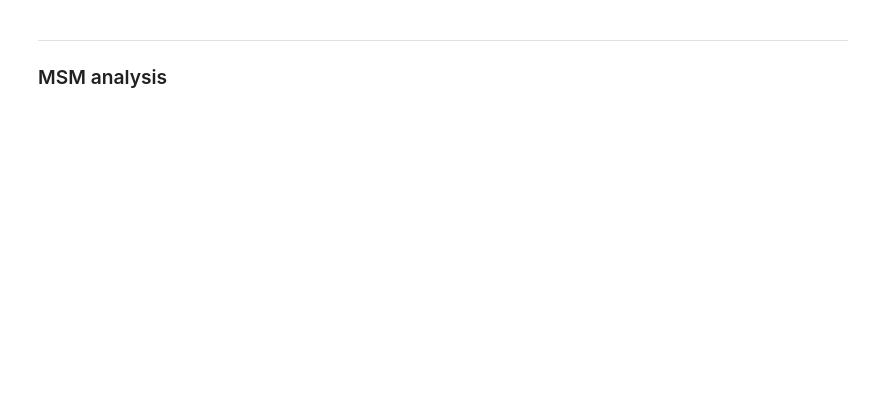
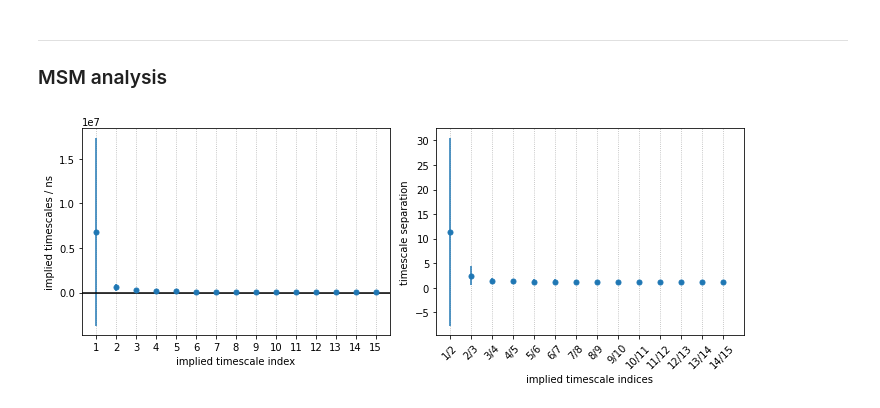
Before and after one commit to meyresearch/CCMV_aptamer_msm, a Jupyter notebook: peptide_msm.ipynb, the cells around one changed output. Cells and saved outputs as stored; diff of their text form; code cells hidden in the pictures; blank space fills up the shorter version.

```diff
--- a/peptide_msm.ipynb
+++ b/peptide_msm.ipynb
@@ -306,3 +316,48 @@ tica_concatenated = np.concatenate(tica_output)
+# %%
+def its_separation_err(ts, ts_err):
+    """
+    Error propagation from ITS standard deviation to timescale separation.
+    """
+    return ts[:-1] / ts[1:] * np.sqrt(
+        (ts_err[:-1] / ts[:-1])**2 + (ts_err[1:] / ts[1:])**2)
+
+nits = 15
+timescales_mean = bayesian_msm.sample_mean('timescales', k=nits)
+timescales_std = bayesian_msm.sample_std('timescales', k=nits)
+
+fig, axes = plt.subplots(1, 2, figsize=(10, 4))
+axes[0].errorbar(
+    range(1, nits + 1),
+    timescales_mean,
+    yerr=timescales_std,
+    fmt='.', markersize=10)
+axes[1].errorbar(
+    range(1, nits),
+    timescales_mean[:-1] / timescales_mean[1:],
+    yerr=its_separation_err(
+        timescales_mean,
+        timescales_std),
+    fmt='.',
+    markersize=10,
+    color='C0')
+
+for i, ax in enumerate(axes):
+    ax.set_xticks(range(1, nits + 1))
+    ax.grid(True, axis='x', linestyle=':')
+
+axes[0].axhline(bayesian_msm.lag * 0.1, lw=1.5, color='k')
+axes[0].axhspan(0, bayesian_msm.lag * 0.1, alpha=0.3, color='k')
+axes[0].set_xlabel('implied timescale index')
+axes[0].set_ylabel('implied timescales / ns')
+axes[1].set_xticks(range(1, nits))
+axes[1].set_xticklabels(
+    ["{:d}/{:d}".format(k, k + 1) for k in range(1, nits)],
+    rotation=45)
+axes[1].set_xlabel('implied timescale indices')
+axes[1].set_ylabel('timescale separation')
+fig.tight_layout()
+# %% [output]
+[figure, added]
 # %%
 # Checking disconnectivity --- only largest set of reversibly connected discrete states are used in MSM estimation
 
```
Also changed, not shown: parts of 19 cells of this notebook, 2 other files.
